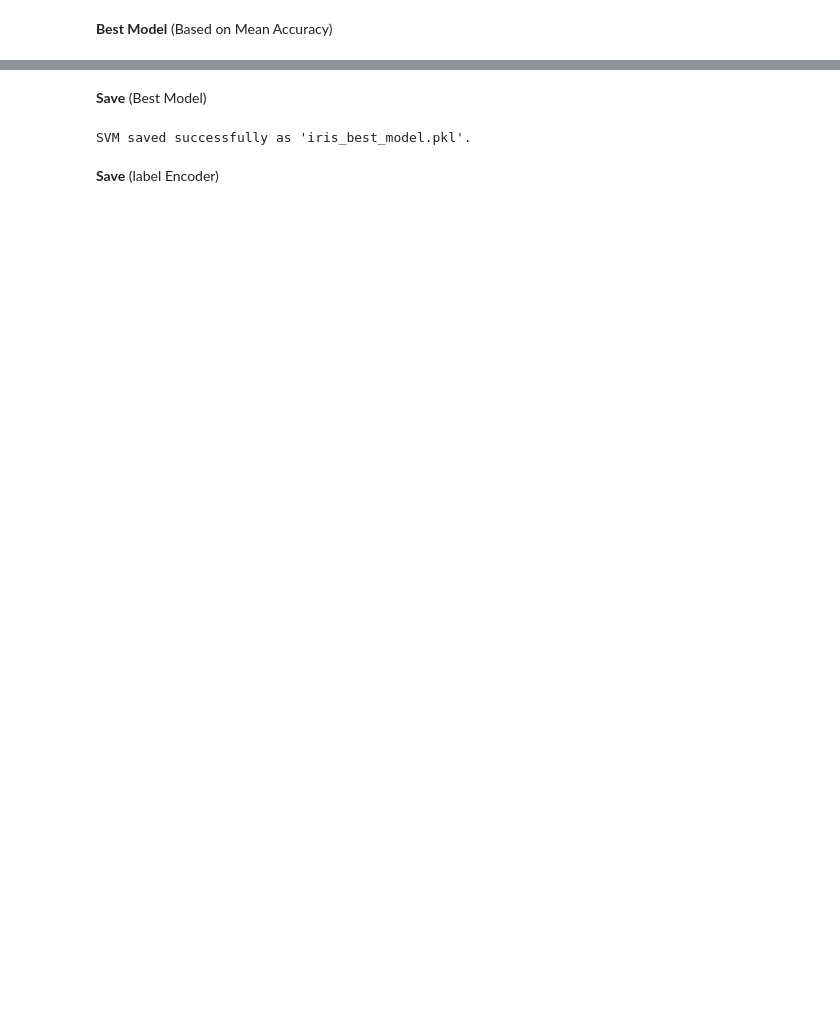
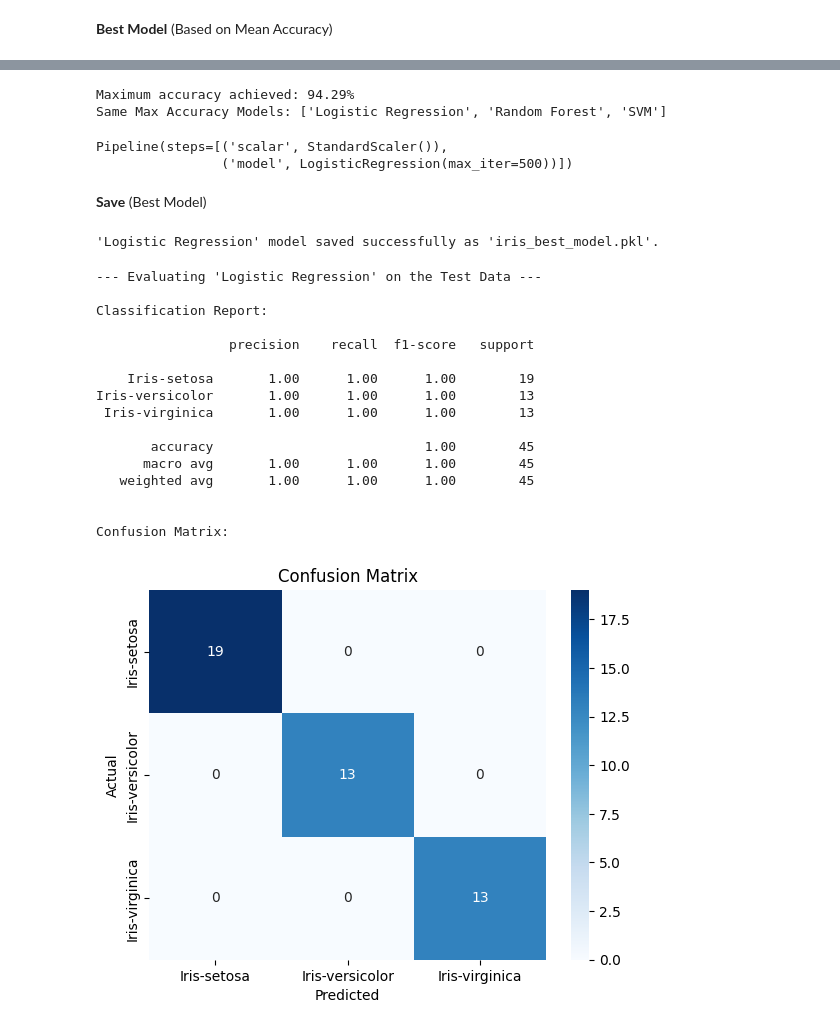
Before and after one commit to harilexm/Flower-Specie-Classification, a Jupyter notebook: Preprocessing & Model.ipynb, the cells around one changed output, grey strips where cells are left out. Cells and saved outputs as stored; diff of their text form; code cells hidden in the pictures; blank space fills up the shorter version.

```diff
--- a/Preprocessing & Model.ipynb
+++ b/Preprocessing & Model.ipynb
@@ -193,11 +185,27 @@ IndexError: invalid index to scalar variable.
+# %%
+max_accuracy = max(cv_results.values())
+
+best_models = [name for name, acc in cv_results.items() if acc == max_accuracy] # All model with max acc
+
+print(f"Maximum accuracy achieved: {max_accuracy*100:.2f}%")
+print(f"Same Max Accuracy Models: {best_models}")
+
+best_model_name = 'Logistic Regression'
+best_model = models[best_model_name]
+
+# Retrain the full training dataset
+best_model.fit(X_train, y_train)
+# %% [output]
+Maximum accuracy achieved: 94.29%
+Same Max Accuracy Models: ['Logistic Regression', 'Random Forest', 'SVM']
+Pipeline(steps=[('scalar', StandardScaler()),
+                ('model', LogisticRegression(max_iter=500))])
 # %% [markdown]
 __Save__ (Best Model)
 # %%
 with open('iris_best_model.pkl', 'wb') as file:
-    pickle.dump(best_model_object, file)
+    pickle.dump(best_model, file)
 
-print(f"{best_model_name} saved successfully as 'iris_best_model.pkl'.")
+print(f"\n'{best_model_name}' model saved successfully as 'iris_best_model.pkl'.")
 # %% [output]
-SVM saved successfully as 'iris_best_model.pkl'.
+'Logistic Regression' model saved successfully as 'iris_best_model.pkl'.
-# %% [markdown]
-__Save__ (label Encoder)
@@ -207,0 +212,38 @@ with open(label_encoder_path, 'wb') as file:
+# %%
+# --- FINAL EVALUATION ON THE UNSEEN TEST SET ---
+
+print(f"\n--- Evaluating '{best_model_name}' on the Test Data ---")
+
+# Make predictions on the test set
+y_pred = best_model.predict(X_test)
+
+# Print the classification report
+print("\nClassification Report:\n")
+print(classification_report(y_test, y_pred, target_names=le.classes_))
+
+# Print the confusion matrix
+print("\nConfusion Matrix:\n")
+cm = confusion_matrix(y_test, y_pred)
+sns.heatmap(cm, annot=True, fmt='d', cmap='Blues', xticklabels=le.classes_, yticklabels=le.classes_)
+plt.xlabel('Predicted')
+plt.ylabel('Actual')
+plt.title('Confusion Matrix')
+plt.show()
+# %% [output]
+--- Evaluating 'Logistic Regression' on the Test Data ---
+
+Classification Report:
+
+                 precision    recall  f1-score   support
+
+    Iris-setosa       1.00      1.00      1.00        19
+Iris-versicolor       1.00      1.00      1.00        13
+ Iris-virginica       1.00      1.00      1.00        13
+
+       accuracy                           1.00        45
+      macro avg       1.00      1.00      1.00        45
+   weighted avg       1.00      1.00      1.00        45
+
+
+Confusion Matrix:
+[figure, added]
```
Also changed, not shown: parts of 9 cells of this notebook, 1 other file.
